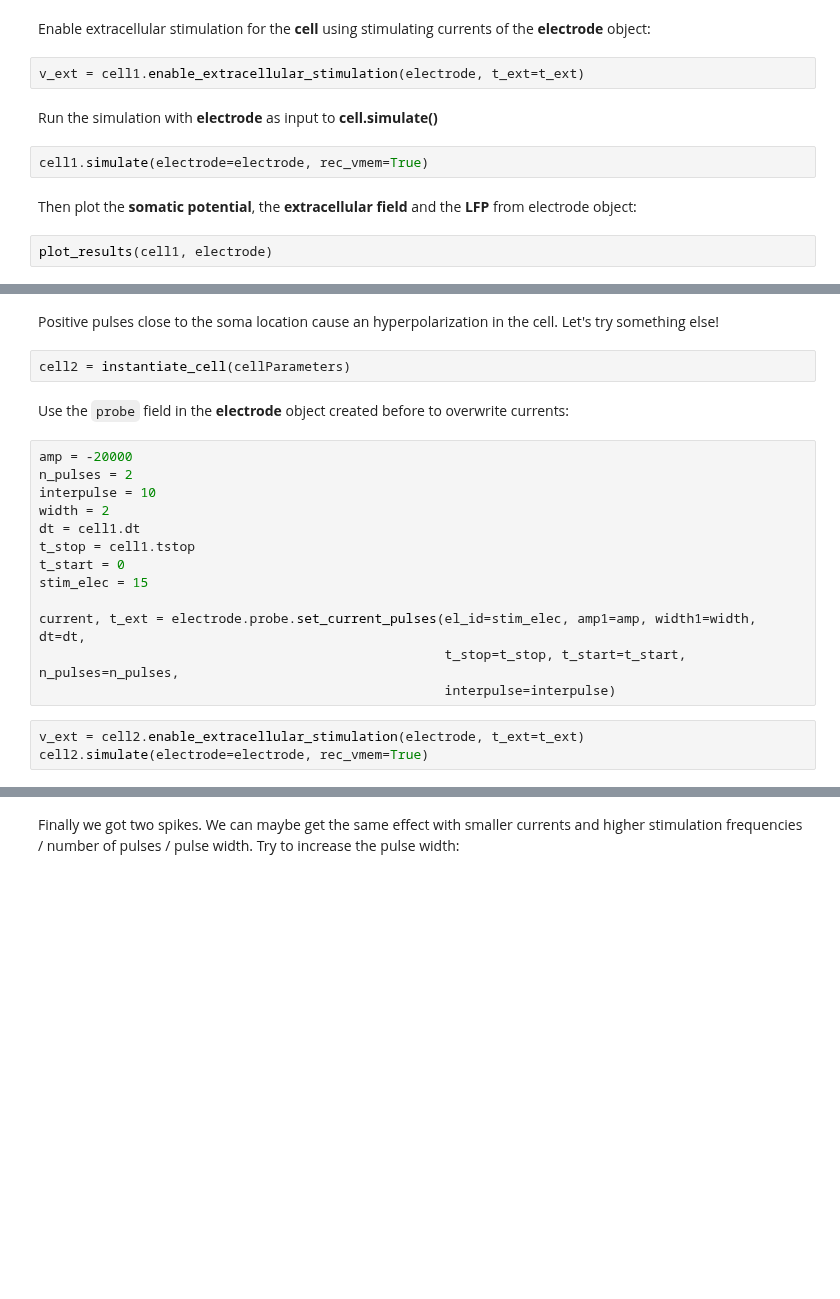
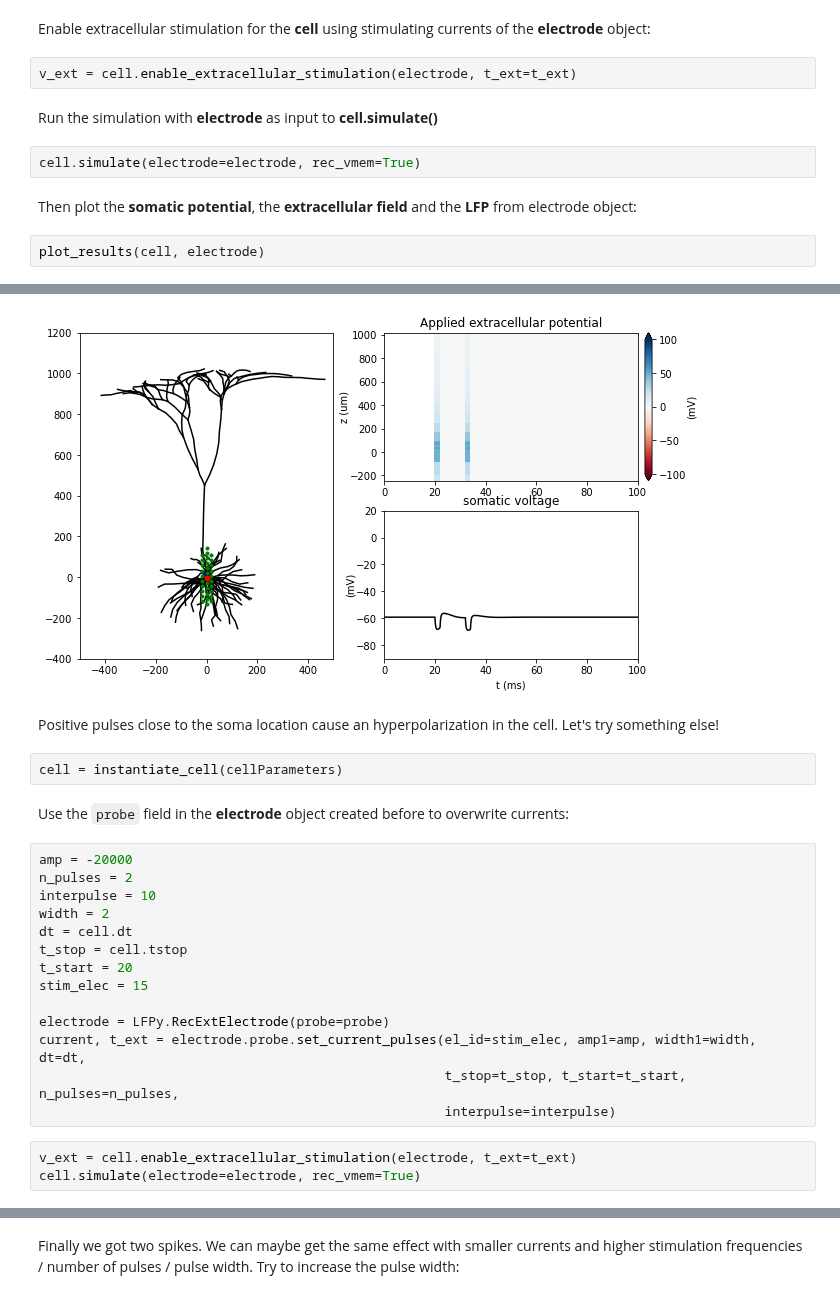
Before and after one commit to LFPy/LFPy, a Jupyter notebook: examples/LFPy-example-10.ipynb, the cells around one changed output, grey strips where cells are left out. Saved outputs shown, nothing was run; the diff lists cells and outputs as text; blank space fills up the shorter version.

```diff
--- a/examples/LFPy-example-10.ipynb
+++ b/examples/LFPy-example-10.ipynb
@@ -105,14 +126,14 @@ electrode = LFPy.RecExtElectrode(probe=probe)
 # %% [markdown]
 Enable extracellular stimulation for the **cell** using stimulating currents of the **electrode** object:
 # %%
-v_ext = cell1.enable_extracellular_stimulation(electrode, t_ext=t_ext)
+v_ext = cell.enable_extracellular_stimulation(electrode, t_ext=t_ext)
 # %% [markdown]
 Run the simulation with **electrode** as input to **cell.simulate()**
 # %%
-cell1.simulate(electrode=electrode, rec_vmem=True)
+cell.simulate(electrode=electrode, rec_vmem=True)
 # %% [markdown]
 Then plot the **somatic potential**, the **extracellular field** and the **LFP**
 from electrode object:
 # %%
-plot_results(cell1, electrode)
+plot_results(cell, electrode)
 # %% [output]
@@ -121,7 +140,8 @@ plot_results(cell1, electrode)
+[figure, added]
 # %% [markdown]
 Positive pulses close to the soma location cause an hyperpolarization in the cell. Let's try something else!
 # %%
-cell2 = instantiate_cell(cellParameters)
+cell = instantiate_cell(cellParameters)
 # %% [markdown]
 Use the ``probe`` field in the **electrode** object created before to overwrite currents:
 # %%
@@ -129,15 +149,16 @@ amp = -20000
 n_pulses = 2
 interpulse = 10
 width = 2
-dt = cell1.dt
-t_stop = cell1.tstop
-t_start = 0
+dt = cell.dt
+t_stop = cell.tstop
+t_start = 20
 stim_elec = 15
 
+electrode = LFPy.RecExtElectrode(probe=probe)
 current, t_ext = electrode.probe.set_current_pulses(el_id=stim_elec, amp1=amp, width1=width, dt=dt,
                                                     t_stop=t_stop, t_start=t_start, n_pulses=n_pulses,
                                                     interpulse=interpulse)
 # %%
-v_ext = cell2.enable_extracellular_stimulation(electrode, t_ext=t_ext)
-cell2.simulate(electrode=electrode, rec_vmem=True)
+v_ext = cell.enable_extracellular_stimulation(electrode, t_ext=t_ext)
+cell.simulate(electrode=electrode, rec_vmem=True)
 # %%
```
Also changed, not shown: parts of 15 cells of this notebook.
